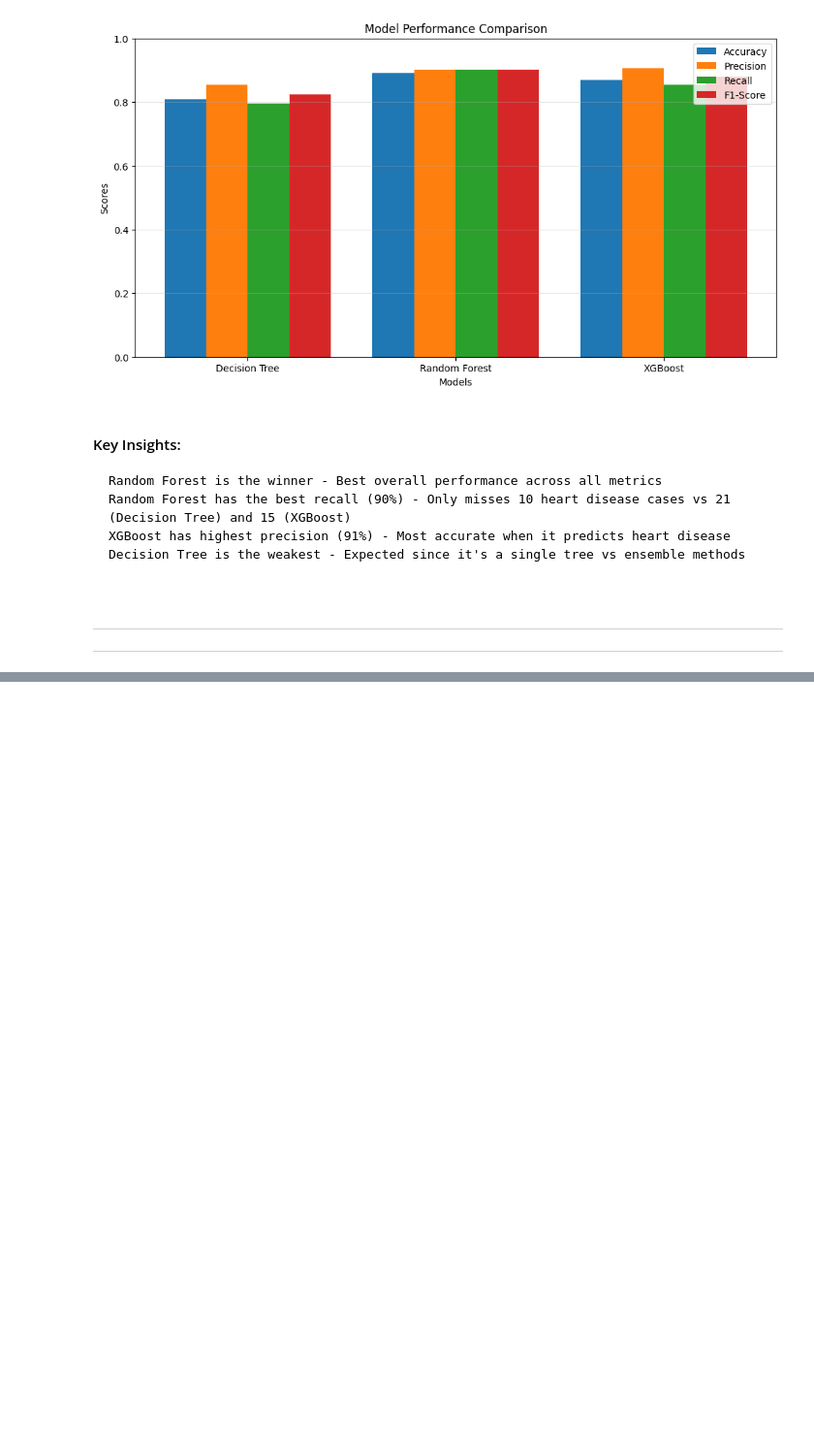
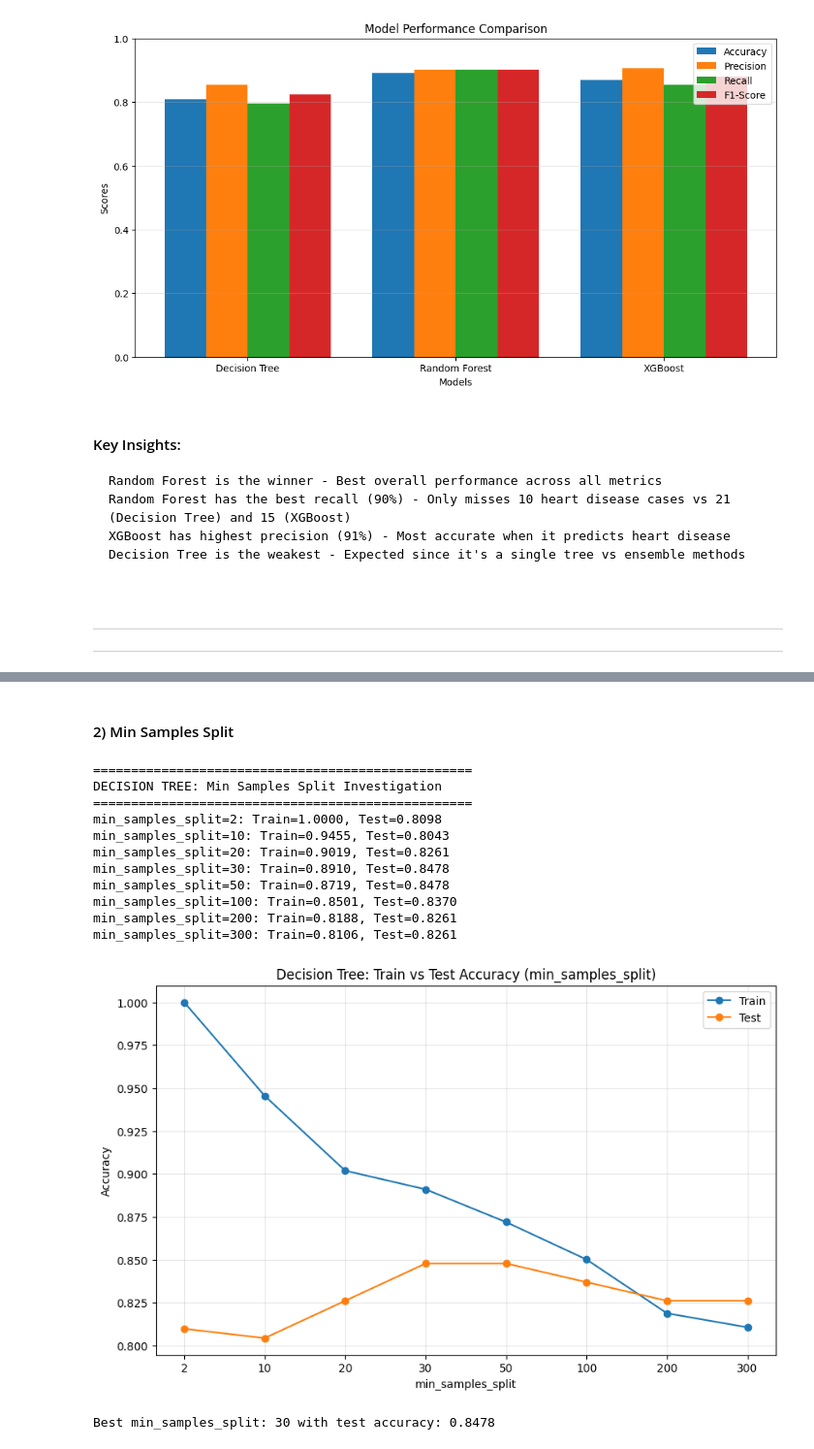
Before and after one commit to saumyashah0510/MachineLearning, a Jupyter notebook: Basic libraries/scikit learn/Projects/Cardiovascular_disease_classifier.ipynb, the cells around one changed output, grey strips where cells are left out. Shown at 97% size. Saved outputs shown, nothing was run; the diff lists cells and outputs as text; code cells hidden in the pictures; blank space fills up the shorter version.

```diff
--- a/Basic libraries/scikit learn/Projects/Cardiovascular_disease_classifier.ipynb
+++ b/Basic libraries/scikit learn/Projects/Cardiovascular_disease_classifier.ipynb
@@ -298,0 +359,57 @@ Decision Tree is the weakest - Expected since it's a single tree vs ensemble met
+# %% [markdown]
+#### 2) Min Samples Split
+# %%
+print("="*50)
+print("DECISION TREE: Min Samples Split Investigation")
+print("="*50)
+
+min_samples_split_list = [2,10,20,30,50,100,200,300]
+
+accuracy_list_train = []
+accuracy_list_test = []
+
+for min_samples_split in min_samples_split_list:
+
+    model = DecisionTreeClassifier(min_samples_split=min_samples_split,random_state=RANDOM_STATE)
+    model.fit(X_train,y_train)
+
+    predictions_train = model.predict(X_train)
+    predictions_test = model.predict(X_test)
+
+    accuracy_train = accuracy_score(y_train,predictions_train)
+    accuracy_test = accuracy_score(y_test,predictions_test)
+
+    accuracy_list_train.append(accuracy_train)
+    accuracy_list_test.append(accuracy_test)
+
+    print(f"min_samples_split={min_samples_split}: Train={accuracy_train:.4f}, Test={accuracy_test:.4f}")
+
+
+plt.figure(figsize=(10,6))
+plt.title('Decision Tree: Train vs Test Accuracy (min_samples_split)')
+plt.xlabel('min_samples_split')
+plt.ylabel('Accuracy')
+plt.xticks(range(len(min_samples_split_list)), [str(d) for d in min_samples_split_list])
+plt.plot(accuracy_list_train, marker='o', label='Train')
+plt.plot(accuracy_list_test, marker='o', label='Test')
+plt.legend()
+plt.grid(True, alpha=0.3)
+plt.show()
+
+best_idx = np.argmax(accuracy_list_test)
+best_min_samples_split = min_samples_split_list[best_idx]
+print(f"\nBest min_samples_split: {best_min_samples_split} with test accuracy: {accuracy_list_test[best_idx]:.4f}")
+# %% [output]
+==================================================
+DECISION TREE: Min Samples Split Investigation
+==================================================
+min_samples_split=2: Train=1.0000, Test=0.8098
+min_samples_split=10: Train=0.9455, Test=0.8043
+min_samples_split=20: Train=0.9019, Test=0.8261
+min_samples_split=30: Train=0.8910, Test=0.8478
+min_samples_split=50: Train=0.8719, Test=0.8478
+min_samples_split=100: Train=0.8501, Test=0.8370
+min_samples_split=200: Train=0.8188, Test=0.8261
+min_samples_split=300: Train=0.8106, Test=0.8261
+[figure, added]
+Best min_samples_split: 30 with test accuracy: 0.8478
```
Also changed, not shown: parts of 7 cells of this notebook.
